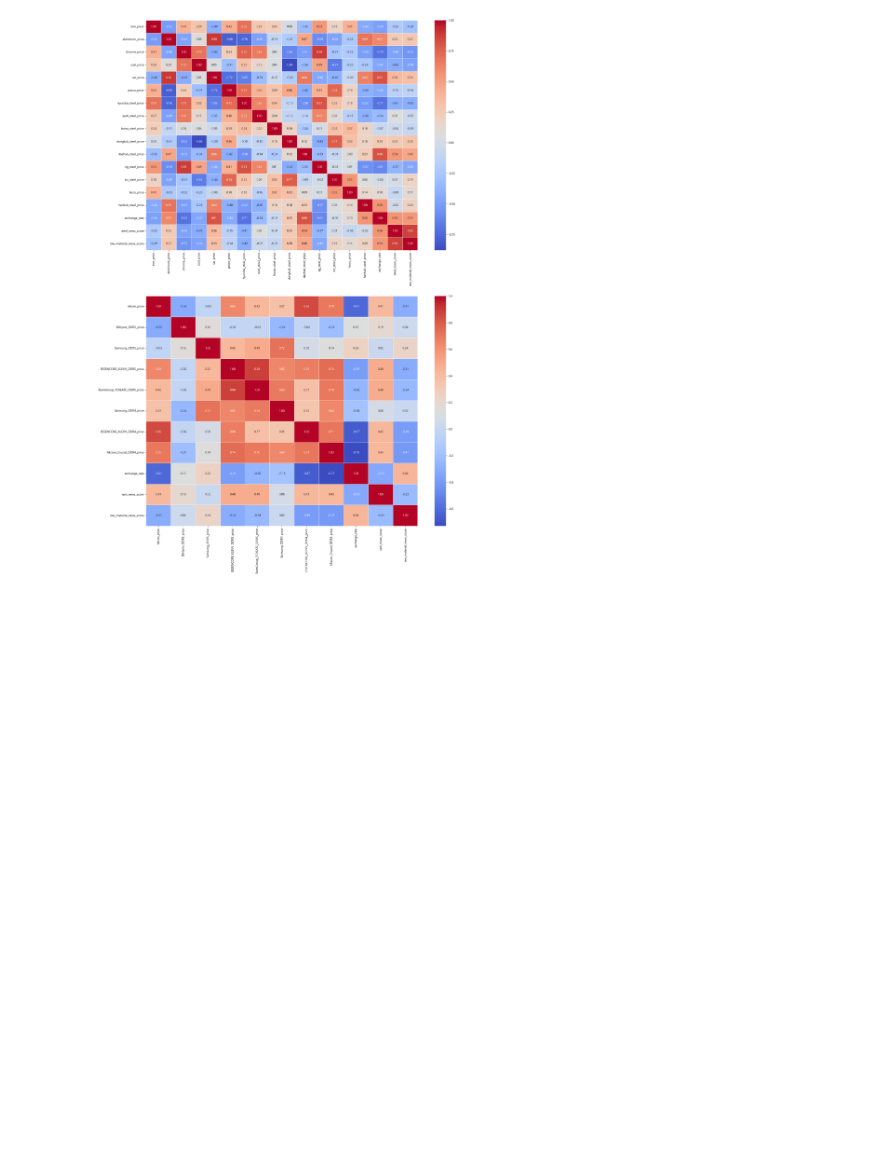
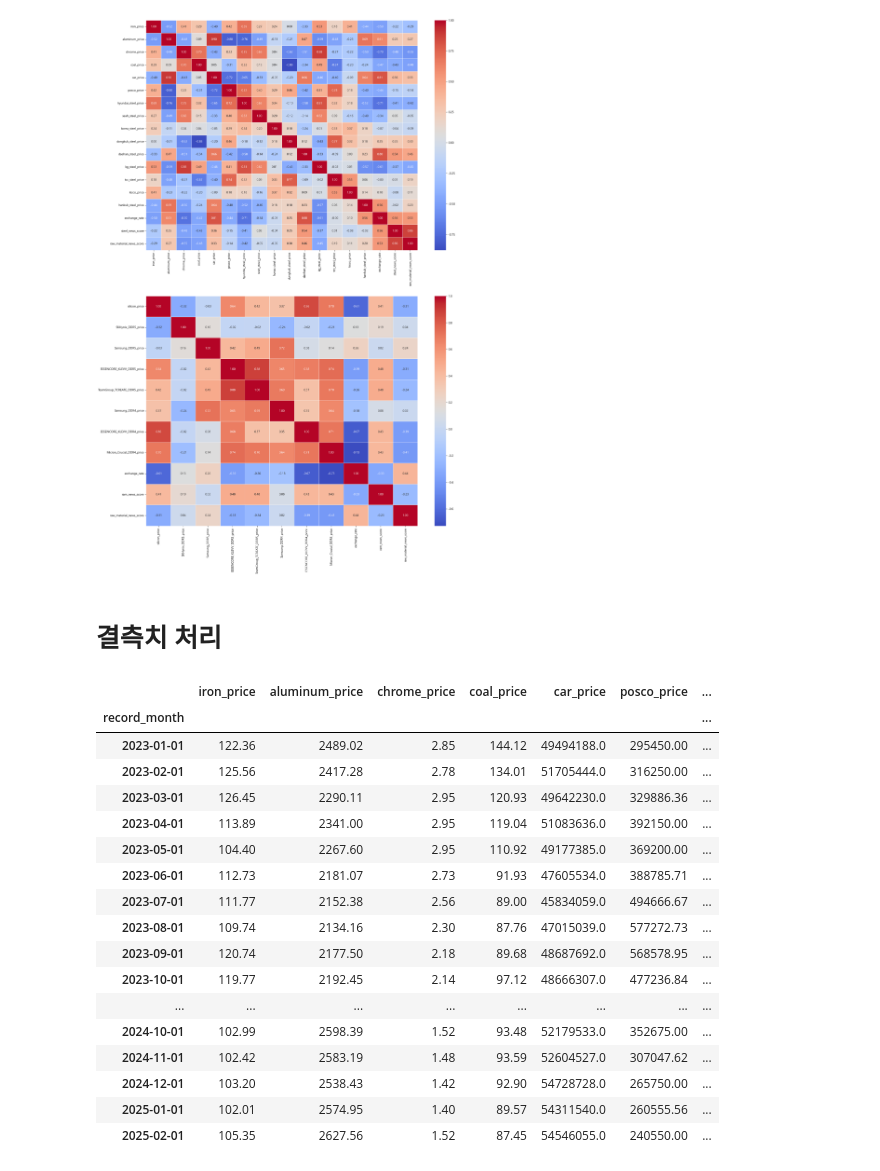
Before and after one commit to Andongsi-prj/model, a Jupyter notebook: analysis_model.ipynb, the cells around one changed output. Saved outputs shown, nothing was run; the diff lists cells and outputs as text; code cells hidden in the pictures; blank space fills up the shorter version.

```diff
--- a/analysis_model.ipynb
+++ b/analysis_model.ipynb
@@ -97,3 +116,5 @@ sns.heatmap(dm_ram.drop(columns=['record_month']).corr(), annot=True, cmap='cool
 plt.show()
 # %% [output]
 [figure]
+# %% [markdown]
+# 결측치 처리
@@ -99,0 +127,21 @@ plt.show()
+# %%
+car_df
+# %% [output]
+|  | iron_price | aluminum_price | chrome_price | coal_price | car_price | posco_price | ... |
+| record_month |  |  |  |  |  |  | ... |
+| 2023-01-01 | 122.36 | 2489.02 | 2.85 | 144.12 | 49494188.0 | 295450.00 | ... |
+| 2023-02-01 | 125.56 | 2417.28 | 2.78 | 134.01 | 51705444.0 | 316250.00 | ... |
+| 2023-03-01 | 126.45 | 2290.11 | 2.95 | 120.93 | 49642230.0 | 329886.36 | ... |
+| 2023-04-01 | 113.89 | 2341.00 | 2.95 | 119.04 | 51083636.0 | 392150.00 | ... |
+| 2023-05-01 | 104.40 | 2267.60 | 2.95 | 110.92 | 49177385.0 | 369200.00 | ... |
+| 2023-06-01 | 112.73 | 2181.07 | 2.73 | 91.93 | 47605534.0 | 388785.71 | ... |
+| 2023-07-01 | 111.77 | 2152.38 | 2.56 | 89.00 | 45834059.0 | 494666.67 | ... |
+| 2023-08-01 | 109.74 | 2134.16 | 2.30 | 87.76 | 47015039.0 | 577272.73 | ... |
+| 2023-09-01 | 120.74 | 2177.50 | 2.18 | 89.68 | 48687692.0 | 568578.95 | ... |
+| 2023-10-01 | 119.77 | 2192.45 | 2.14 | 97.12 | 48666307.0 | 477236.84 | ... |
+| ... | ... | ... | ... | ... | ... | ... | ... |
+| 2024-10-01 | 102.99 | 2598.39 | 1.52 | 93.48 | 52179533.0 | 352675.00 | ... |
+| 2024-11-01 | 102.42 | 2583.19 | 1.48 | 93.59 | 52604527.0 | 307047.62 | ... |
+| 2024-12-01 | 103.20 | 2538.43 | 1.42 | 92.90 | 54728728.0 | 265750.00 | ... |
+| 2025-01-01 | 102.01 | 2574.95 | 1.40 | 89.57 | 54311540.0 | 260555.56 | ... |
+| 2025-02-01 | 105.35 | 2627.56 | 1.52 | 87.45 | 54546055.0 | 240550.00 | ... |
```
Also changed, not shown: parts of 30 cells of this notebook, 2 other files.
